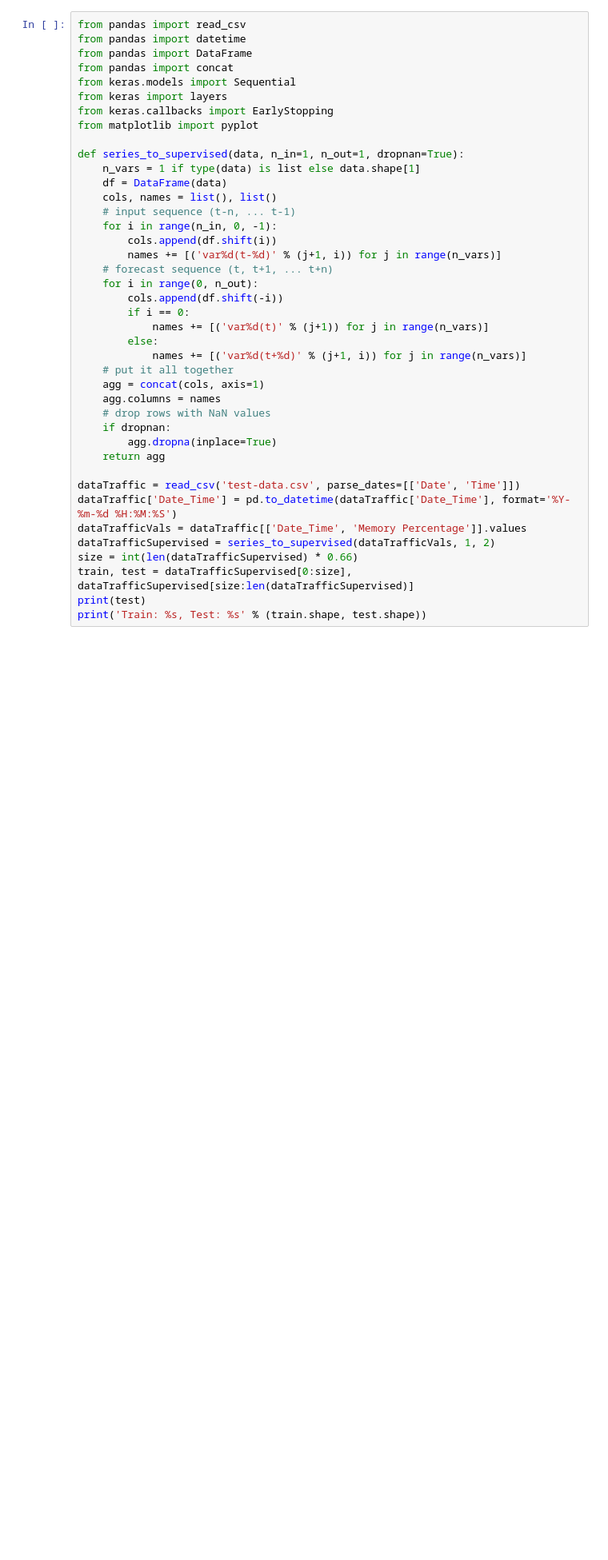
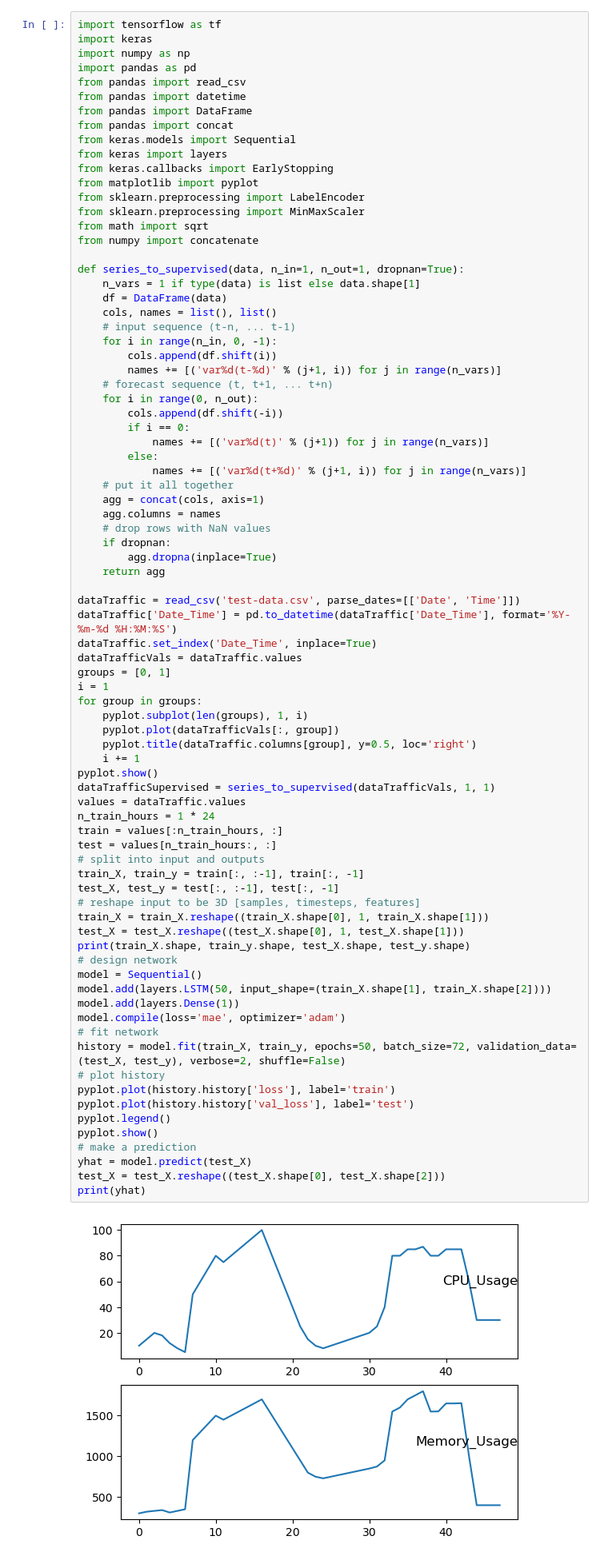
Before and after one commit to BrandonStreets-Mcleod/dissertation-test-code, a Jupyter notebook: forecasting-model-test.ipynb, the cells around one changed output. Shown at 80% size. Saved outputs shown, nothing was run; the diff lists cells and outputs as text; blank space fills up the shorter version.

Commit message:
Got a working LSTM but poor accuracy

```diff
--- a/forecasting-model-test.ipynb
+++ b/forecasting-model-test.ipynb
@@ -755,4 +825,8 @@ multi_window.plot(feedback_model)
 # %%
+import tensorflow as tf
+import keras
+import numpy as np
+import pandas as pd
 from pandas import read_csv
 from pandas import datetime
 from pandas import DataFrame
@@ -761,36 +835,73 @@ from keras.models import Sequential
 from keras import layers
 from keras.callbacks import EarlyStopping
 from matplotlib import pyplot
+from sklearn.preprocessing import LabelEncoder
+from sklearn.preprocessing import MinMaxScaler
+from math import sqrt
+from numpy import concatenate
 
 def series_to_supervised(data, n_in=1, n_out=1, dropnan=True):
 	n_vars = 1 if type(data) is list else data.shape[1]
 	df = DataFrame(data)
 	cols, names = list(), list()
 	# input sequence (t-n, ... t-1)
 	for i in range(n_in, 0, -1):
 		cols.append(df.shift(i))
 		names += [('var%d(t-%d)' % (j+1, i)) for j in range(n_vars)]
 	# forecast sequence (t, t+1, ... t+n)
 	for i in range(0, n_out):
 		cols.append(df.shift(-i))
 		if i == 0:
 			names += [('var%d(t)' % (j+1)) for j in range(n_vars)]
 		else:
 			names += [('var%d(t+%d)' % (j+1, i)) for j in range(n_vars)]
 	# put it all together
 	agg = concat(cols, axis=1)
 	agg.columns = names
 	# drop rows with NaN values
 	if dropnan:
 		agg.dropna(inplace=True)
 	return agg
 
 dataTraffic = read_csv('test-data.csv', parse_dates=[['Date', 'Time']])
 dataTraffic['Date_Time'] = pd.to_datetime(dataTraffic['Date_Time'], format='%Y-%m-%d %H:%M:%S')
-dataTrafficVals = dataTraffic[['Date_Time', 'Memory Percentage']].values
-dataTrafficSupervised = series_to_supervised(dataTrafficVals, 1, 2)
-size = int(len(dataTrafficSupervised) * 0.66)
-train, test = dataTrafficSupervised[0:size], dataTrafficSupervised[size:len(dataTrafficSupervised)]
-print(test)
-print('Train: %s, Test: %s' % (train.shape, test.shape))
+dataTraffic.set_index('Date_Time', inplace=True)
+dataTrafficVals = dataTraffic.values
+groups = [0, 1]
+i = 1
+for group in groups:
+	pyplot.subplot(len(groups), 1, i)
+	pyplot.plot(dataTrafficVals[:, group])
+	pyplot.title(dataTraffic.columns[group], y=0.5, loc='right')
+	i += 1
+pyplot.show()
+dataTrafficSupervised = series_to_supervised(dataTrafficVals, 1, 1)
+values = dataTraffic.values
+n_train_hours = 1 * 24
+train = values[:n_train_hours, :]
+test = values[n_train_hours:, :]
+# split into input and outputs
+train_X, train_y = train[:, :-1], train[:, -1]
+test_X, test_y = test[:, :-1], test[:, -1]
+# reshape input to be 3D [samples, timesteps, features]
+train_X = train_X.reshape((train_X.shape[0], 1, train_X.shape[1]))
+test_X = test_X.reshape((test_X.shape[0], 1, test_X.shape[1]))
+print(train_X.shape, train_y.shape, test_X.shape, test_y.shape)
+# design network
+model = Sequential()
+model.add(layers.LSTM(50, input_shape=(train_X.shape[1], train_X.shape[2])))
+model.add(layers.Dense(1))
+model.compile(loss='mae', optimizer='adam')
+# fit network
+history = model.fit(train_X, train_y, epochs=50, batch_size=72, validation_data=(test_X, test_y), verbose=2, shuffle=False)
+# plot history
+pyplot.plot(history.history['loss'], label='train')
+pyplot.plot(history.history['val_loss'], label='test')
+pyplot.legend()
+pyplot.show()
+# make a prediction
+yhat = model.predict(test_X)
+test_X = test_X.reshape((test_X.shape[0], test_X.shape[2]))
+print(yhat)
 # %% [output]
+[figure, added]
```
Also changed, not shown: parts of 6 cells of this notebook.
